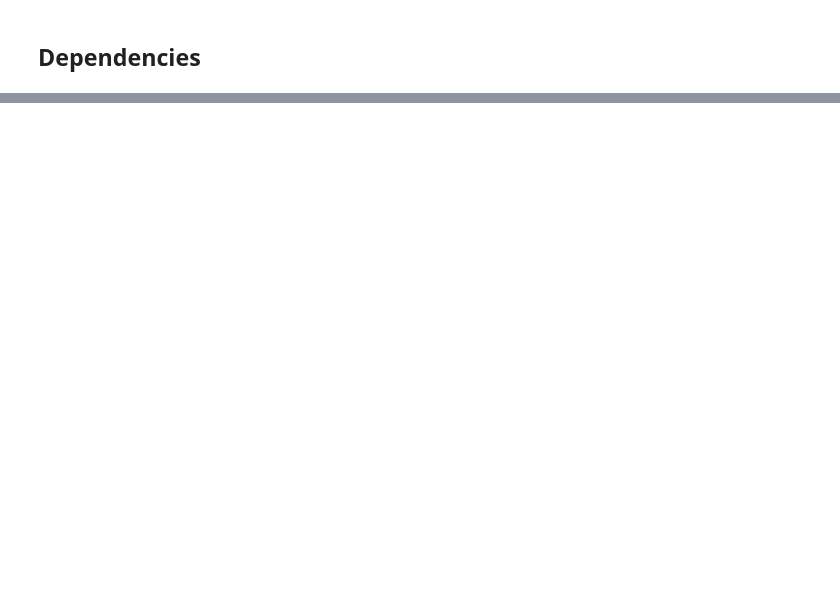
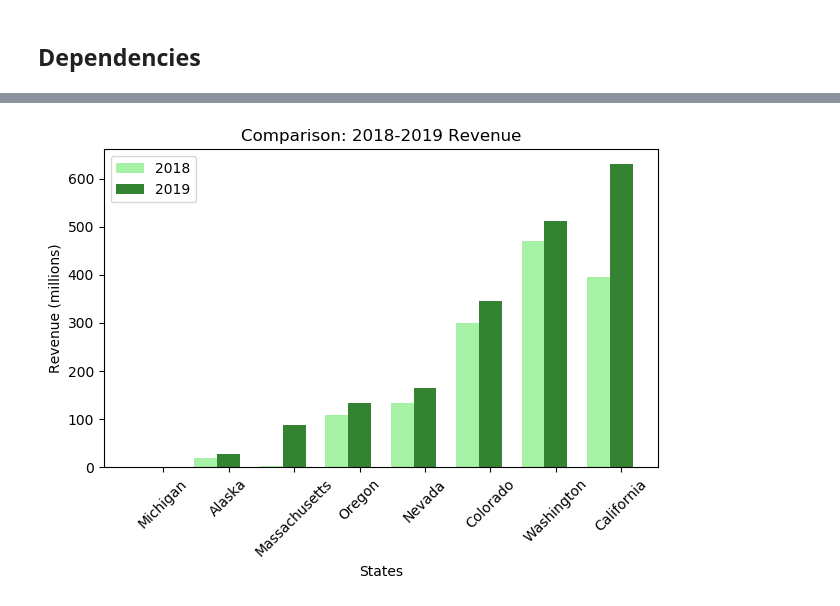
Before and after one commit to C-Miranda/ETL-Project, a Jupyter notebook: cannabis_transformed.ipynb, the cells around one changed output, grey strips where cells are left out. Saved outputs shown, nothing was run; the diff lists cells and outputs as text; code cells hidden in the pictures; blank space fills up the shorter version.

```diff
--- a/cannabis_transformed.ipynb
+++ b/cannabis_transformed.ipynb
@@ -25,4 +25,4 @@ tax_revenue_df = pd.read_csv(tax_revenue_file)
 
 # Set index
 # tax_revenue_df.set_index("state", inplace=True)
-tax_revenue_df
+tax_revenue_df = tax_revenue_df.sort_values('revenue_2019')
@@ -216,0 +146,34 @@ Index: []
+# %%
+# Plot 2018-2019 Tax Revenue
+
+# data to plot
+n_groups = tax_revenue_df['state'].count()
+revs_18 = tax_revenue_df['2018_revenue']
+revs_19 = tax_revenue_df['revenue_2019']
+
+# create plot
+fig, ax = plt.subplots()
+index = np.arange(n_groups)
+bar_width = 0.35
+opacity = 0.8
+
+rects1 = plt.bar(index, revs_18, bar_width,
+alpha=opacity,
+color='lightgreen',
+label='2018')
+
+rects2 = plt.bar(index + bar_width, revs_19, bar_width,
+alpha=opacity,
+color='darkgreen',
+label='2019')
+
+plt.xlabel('States')
+plt.ylabel('Revenue (millions)')
+plt.title('Comparison: 2018-2019 Revenue')
+plt.xticks(index + bar_width, tax_revenue_df['state'], rotation=45)
+plt.legend()
+
+plt.tight_layout()
+plt.show()
+# %% [output]
+[figure, added]
```
Also changed, not shown: parts of 11 cells of this notebook.
